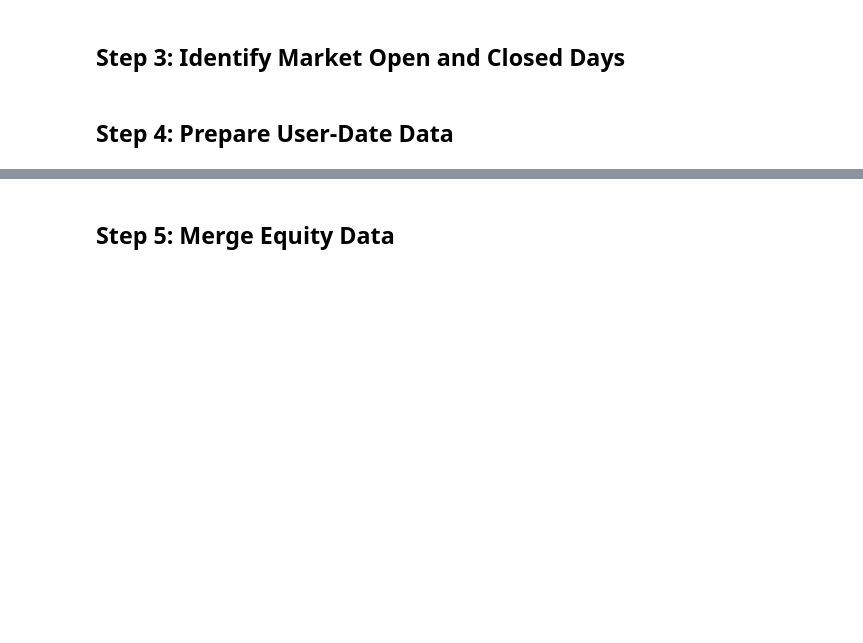
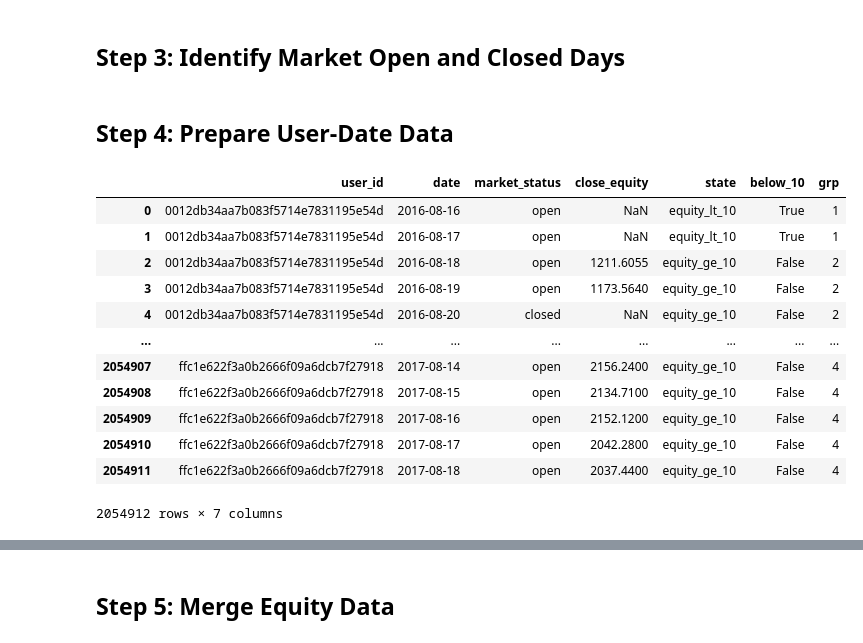
Before and after one commit to Michelangelo20/robinhood_classifer, a Jupyter notebook: src/notebook/robinhood_classifier_Q1_pandas.ipynb, the cells around one changed output, grey strips where cells are left out. Saved outputs shown, nothing was run; the diff lists cells and outputs as text; code cells hidden in the pictures; blank space fills up the shorter version.

Commit message:
preparing user date data with double merge

```diff
--- a/src/notebook/robinhood_classifier_Q1_pandas.ipynb
+++ b/src/notebook/robinhood_classifier_Q1_pandas.ipynb
@@ -151,13 +160,11 @@ DatetimeIndex(['2016-08-16', '2016-08-17', '2016-08-18', '2016-08-19',
 ## Step 3: Identify Market Open and Closed Days
 # %%
 # Determine market open days (dates with any data)
-market_open_days = equity_data['timestamp'].dt.date.unique()
+market_open_days =set(equity_data['timestamp']) #equity_data['timestamp'].dt.date.unique()
 
 # Create a DataFrame for all dates with market status
 calendar_df = pd.DataFrame({'date': all_dates})
-calendar_df['market_status'] = calendar_df['date'].dt.date.apply(
-    lambda x: 'open' if x in market_open_days else 'closed'
-)
+calendar_df['market_status'] = calendar_df['date'].apply(lambda x: 'open' if x in market_open_days else 'closed') #calendar_df['date'].dt.date.apply(lambda x: 'open' if x in market_open_days else 'closed')
 # %% [markdown]
 ## Step 4: Prepare User-Date Data
 # %%
@@ -174,3 +181,19 @@ user_date_df = pd.DataFrame(index=user_date_index).reset_index()
 
 # Merge with the calendar DataFrame to get market status
 user_date_df = user_date_df.merge(calendar_df, on='date', how='left')
+# %%
+user_date_df
+# %% [output]
+|  | user_id | date | market_status | close_equity | state | below_10 | grp |
+| 0 | 0012db34aa7b083f5714e7831195e54d | 2016-08-16 | open | NaN | equity_lt_10 | True | 1 |
+| 1 | 0012db34aa7b083f5714e7831195e54d | 2016-08-17 | open | NaN | equity_lt_10 | True | 1 |
+| 2 | 0012db34aa7b083f5714e7831195e54d | 2016-08-18 | open | 1211.6055 | equity_ge_10 | False | 2 |
+| 3 | 0012db34aa7b083f5714e7831195e54d | 2016-08-19 | open | 1173.5640 | equity_ge_10 | False | 2 |
+| 4 | 0012db34aa7b083f5714e7831195e54d | 2016-08-20 | closed | NaN | equity_ge_10 | False | 2 |
+| ... | ... | ... | ... | ... | ... | ... | ... |
+| 2054907 | ffc1e622f3a0b2666f09a6dcb7f27918 | 2017-08-14 | open | 2156.2400 | equity_ge_10 | False | 4 |
+| 2054908 | ffc1e622f3a0b2666f09a6dcb7f27918 | 2017-08-15 | open | 2134.7100 | equity_ge_10 | False | 4 |
+| 2054909 | ffc1e622f3a0b2666f09a6dcb7f27918 | 2017-08-16 | open | 2152.1200 | equity_ge_10 | False | 4 |
+| 2054910 | ffc1e622f3a0b2666f09a6dcb7f27918 | 2017-08-17 | open | 2042.2800 | equity_ge_10 | False | 4 |
+| 2054911 | ffc1e622f3a0b2666f09a6dcb7f27918 | 2017-08-18 | open | 2037.4400 | equity_ge_10 | False | 4 |
+2054912 rows × 7 columns
```
Also changed, not shown: parts of 9 cells of this notebook.
